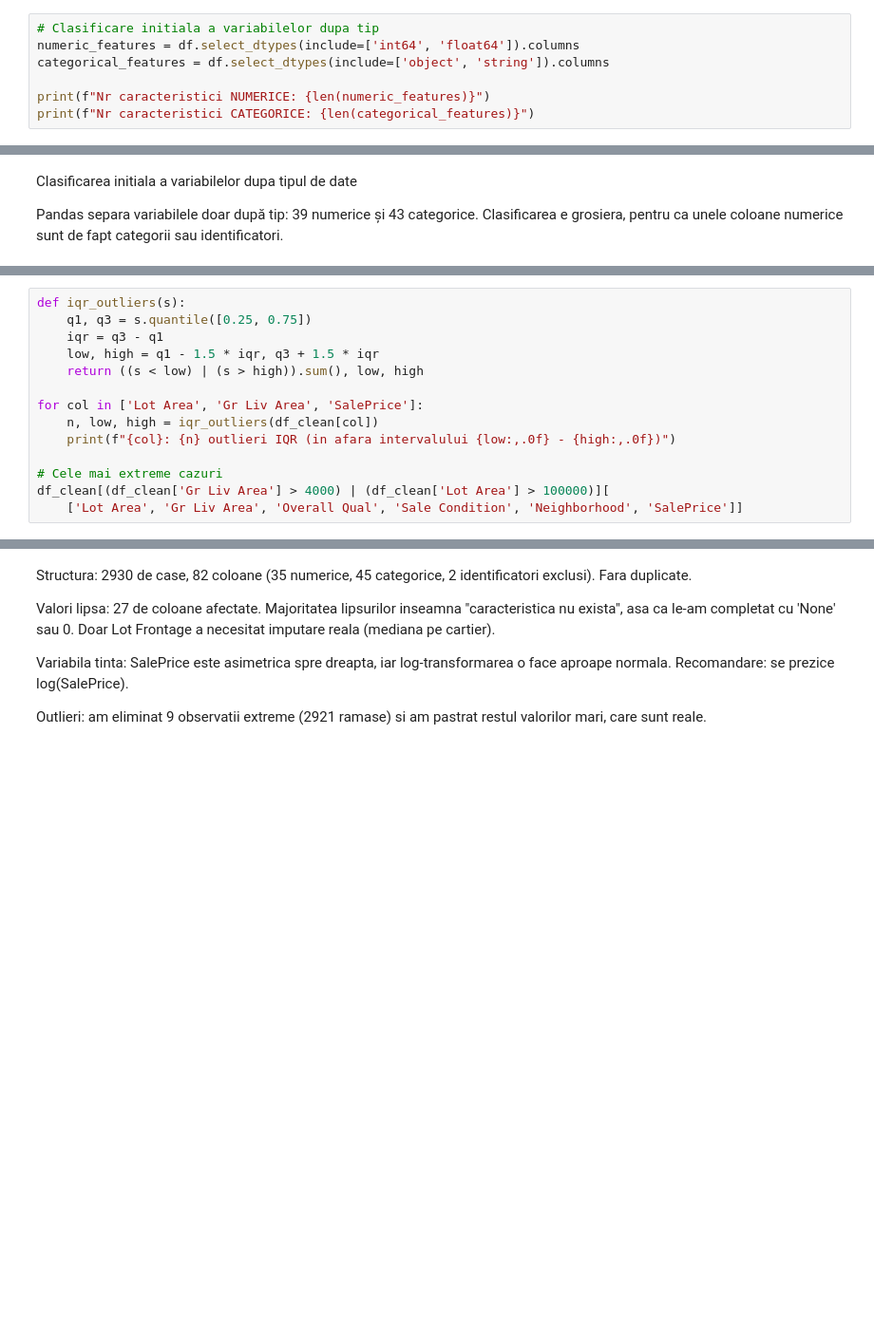
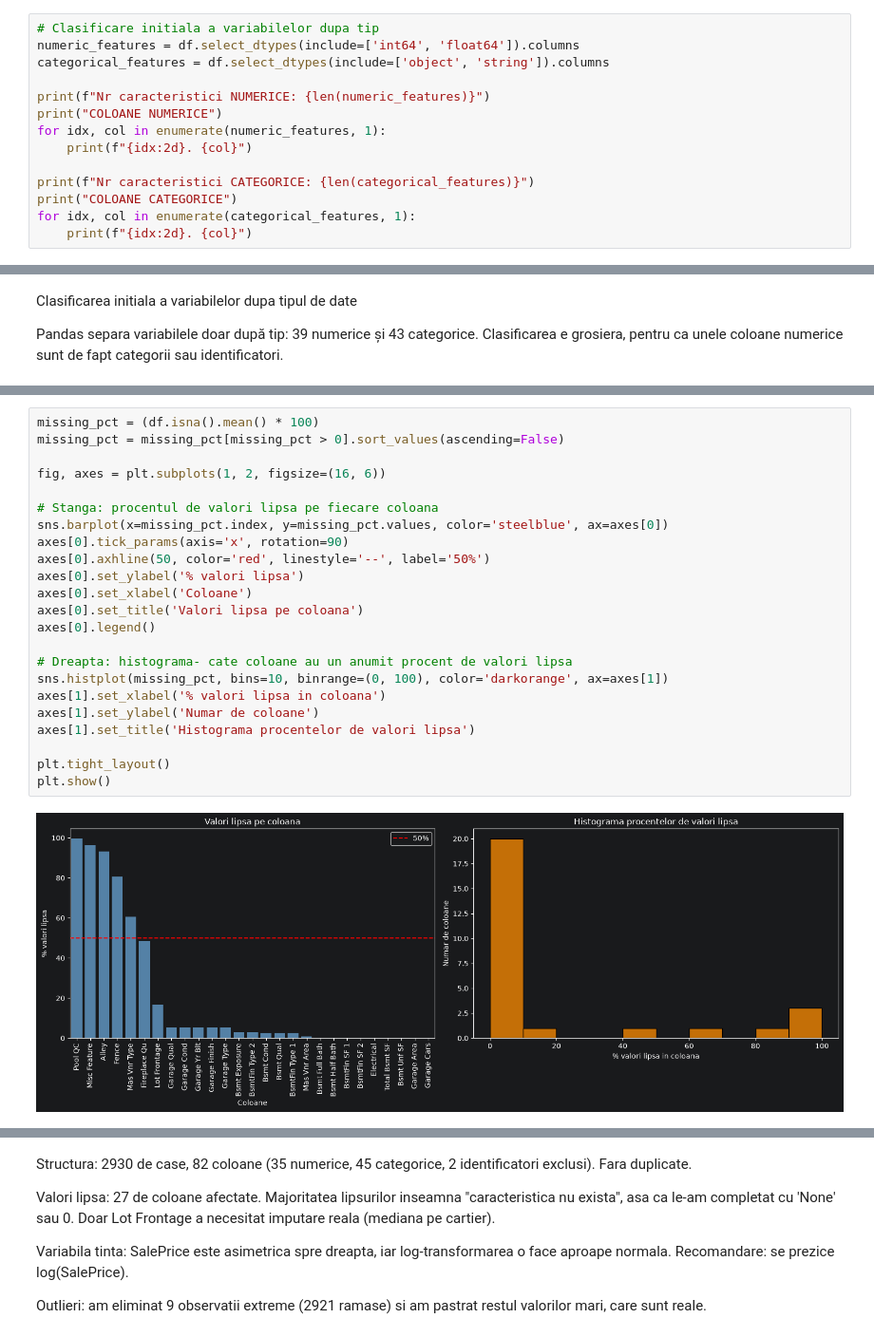
Before and after one commit to IuliaGalan/ames-housing-ML, a Jupyter notebook: EDA.ipynb, the cells around one changed output, grey strips where cells are left out. Shown at 95% size. Cells and saved outputs as stored; diff of their text form; blank space fills up the shorter version.

```diff
--- a/EDA.ipynb
+++ b/EDA.ipynb
@@ -47,6 +57,13 @@ numeric_features = df.select_dtypes(include=['int64', 'float64']).columns
 categorical_features = df.select_dtypes(include=['object', 'string']).columns
 
 print(f"Nr caracteristici NUMERICE: {len(numeric_features)}")
+print("COLOANE NUMERICE")
+for idx, col in enumerate(numeric_features, 1):
+    print(f"{idx:2d}. {col}")
+
 print(f"Nr caracteristici CATEGORICE: {len(categorical_features)}")
+print("COLOANE CATEGORICE")
+for idx, col in enumerate(categorical_features, 1):
+    print(f"{idx:2d}. {col}")
 # %% [output]
 Nr caracteristici NUMERICE: 39
@@ -313,14 +89,0 @@ plt.show()
-# %%
-def iqr_outliers(s):
-    q1, q3 = s.quantile([0.25, 0.75])
-    iqr = q3 - q1
-    low, high = q1 - 1.5 * iqr, q3 + 1.5 * iqr
-    return ((s < low) | (s > high)).sum(), low, high
-
-for col in ['Lot Area', 'Gr Liv Area', 'SalePrice']:
-    n, low, high = iqr_outliers(df_clean[col])
-    print(f"{col}: {n} outlieri IQR (in afara intervalului {low:,.0f} - {high:,.0f})")
-
-# Cele mai extreme cazuri
-df_clean[(df_clean['Gr Liv Area'] > 4000) | (df_clean['Lot Area'] > 100000)][
-    ['Lot Area', 'Gr Liv Area', 'Overall Qual', 'Sale Condition', 'Neighborhood', 'SalePrice']]
@@ -403,0 +234,25 @@ Salvat: (2921, 82)
+# %%
+missing_pct = (df.isna().mean() * 100)
+missing_pct = missing_pct[missing_pct > 0].sort_values(ascending=False)
+
+fig, axes = plt.subplots(1, 2, figsize=(16, 6))
+
+# Stanga: procentul de valori lipsa pe fiecare coloana
+sns.barplot(x=missing_pct.index, y=missing_pct.values, color='steelblue', ax=axes[0])
+axes[0].tick_params(axis='x', rotation=90)
+axes[0].axhline(50, color='red', linestyle='--', label='50%')
+axes[0].set_ylabel('% valori lipsa')
+axes[0].set_xlabel('Coloane')
+axes[0].set_title('Valori lipsa pe coloana')
+axes[0].legend()
+
+# Dreapta: histograma- cate coloane au un anumit procent de valori lipsa
+sns.histplot(missing_pct, bins=10, binrange=(0, 100), color='darkorange', ax=axes[1])
+axes[1].set_xlabel('% valori lipsa in coloana')
+axes[1].set_ylabel('Numar de coloane')
+axes[1].set_title('Histograma procentelor de valori lipsa')
+
+plt.tight_layout()
+plt.show()
+# %% [output]
+[figure, added]
```
Also changed, not shown: parts of 41 cells of this notebook.
